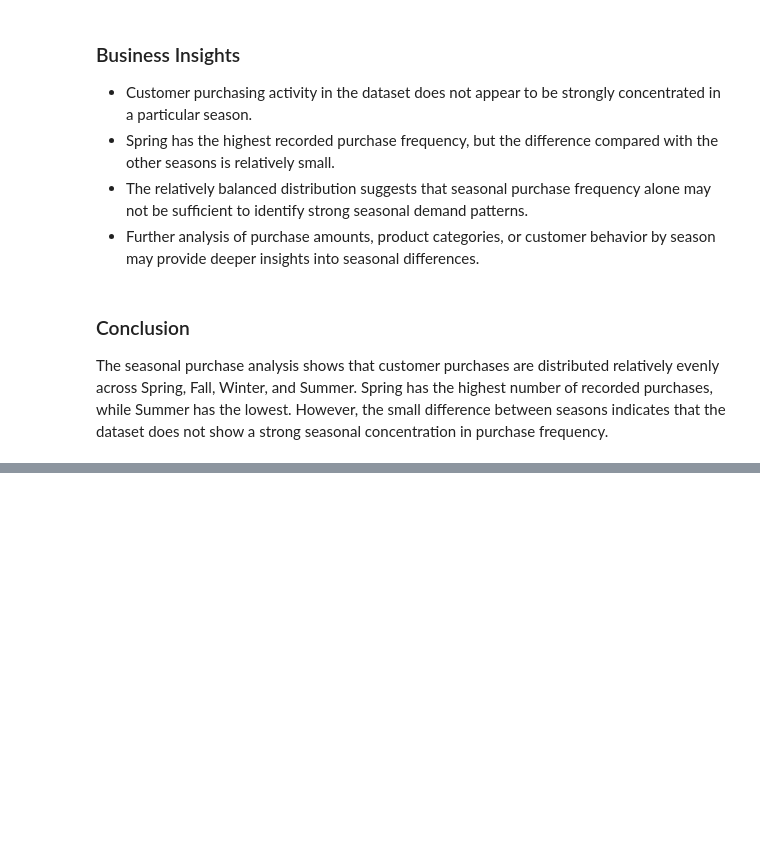
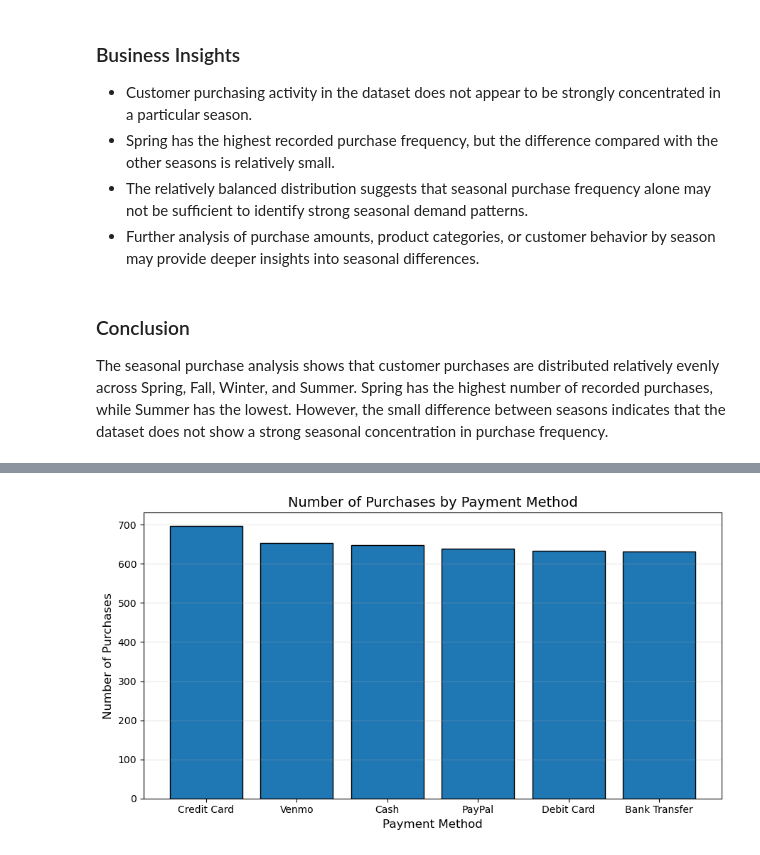
Before and after one commit to kalaranjani-a/customer-shopping-behavior-analysis, a Jupyter notebook: notebooks/customer_shopping_analysis.ipynb, the cells around one changed output, grey strips where cells are left out. Saved outputs shown, nothing was run; the diff lists cells and outputs as text; code cells hidden in the pictures; blank space fills up the shorter version.

Commit message:
Complete payment, shipping, discount, and promo code analysis

```diff
--- a/notebooks/customer_shopping_analysis.ipynb
+++ b/notebooks/customer_shopping_analysis.ipynb
@@ -1272,0 +1289,4 @@ The seasonal purchase analysis shows that customer purchases are distributed rel
+# %%
+payment_method_counts = df["Payment Method"].value_counts()
+
+payment_method_counts
@@ -1272,0 +1347,30 @@ The seasonal purchase analysis shows that customer purchases are distributed rel
+# %%
+payment_method_counts_sorted = payment_method_counts.sort_values(
+    ascending=False
+)
+
+plt.figure(figsize=(9, 5))
+
+plt.bar(
+    payment_method_counts_sorted.index,
+    payment_method_counts_sorted.values,
+    edgecolor="black"
+)
+
+plt.title("Number of Purchases by Payment Method", fontsize=14)
+plt.xlabel("Payment Method", fontsize=12)
+plt.ylabel("Number of Purchases", fontsize=12)
+
+plt.grid(axis="y", alpha=0.3)
+
+plt.tight_layout()
+
+plt.savefig(
+    "../images/payment_method_distribution.png",
+    dpi=300,
+    bbox_inches="tight"
+)
+
+plt.show()
+# %% [output]
+[figure, added]
```
Also changed, not shown: parts of 46 cells of this notebook, 6 other files.
